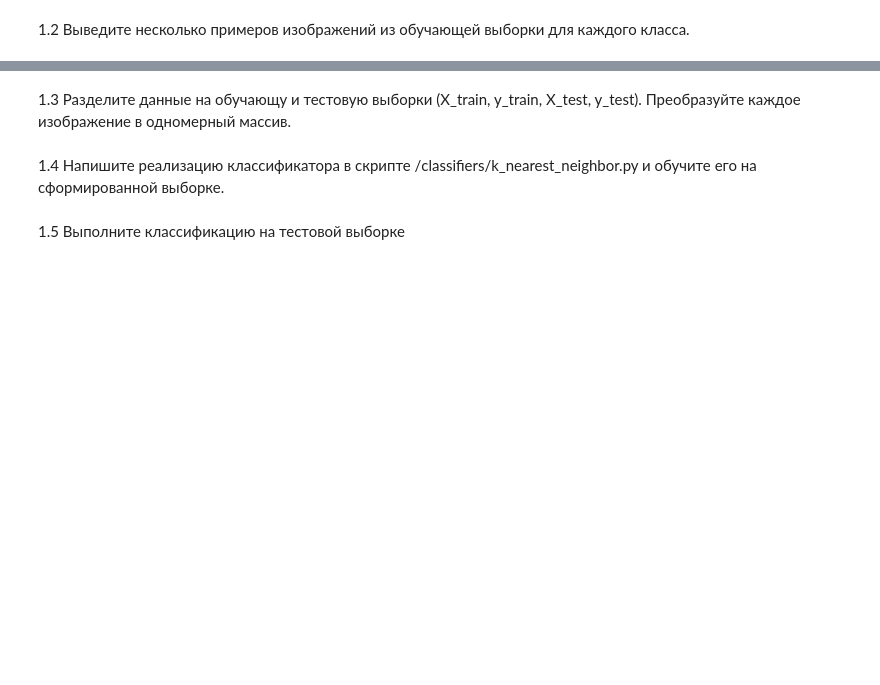
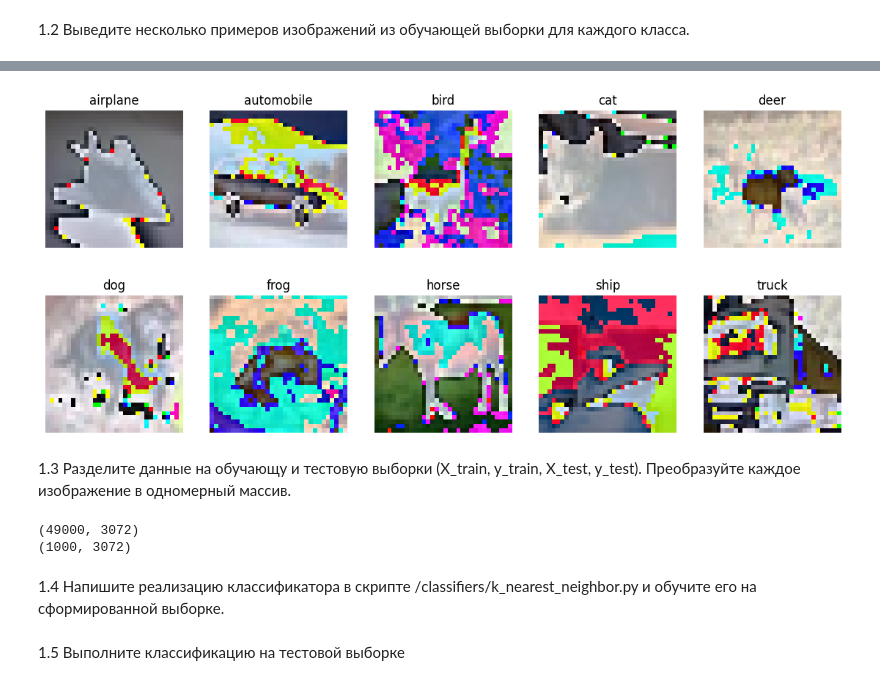
Before and after one commit to CJIABHbIU/DL_Course_SamU_2025, a Jupyter notebook: lab_1-2/assignment1.ipynb, the cells around one changed output, grey strips where cells are left out. Saved outputs shown, nothing was run; the diff lists cells and outputs as text; code cells hidden in the pictures; blank space fills up the shorter version.

```diff
--- a/lab_1-2/assignment1.ipynb
+++ b/lab_1-2/assignment1.ipynb
@@ -43,5 +62,5 @@ digits = load_digits()
 # %%
-cifar10_dir = 'scripts/datasets/cifar-10-batches-py'
+cifar10_dir = 'C:\\Users\\ruslk\\OneDrive\\Desktop\\classic\\DL_Course_SamU_2025\\lab_1-2\\cs231n\\datasets\\cifar-10-batches-py'
 
 try:
    del X_train, y_train
@@ -70,5 +80,41 @@ Test labels shape:  (10000,)
+# %%
+# классы CIFAR-10
+classes = [
+    'airplane', 'automobile', 'bird', 'cat', 'deer',
+    'dog', 'frog', 'horse', 'ship', 'truck'
+]
+
+# возьмём по одному первому встречающемуся изображению каждого класса
+samples = []
+
+for class_id in range(10):
+    idx = np.where(y_train == class_id)[0][0]  # первый индекс класса
+    samples.append(X_train[idx])
+
+# теперь samples содержит 10 картинок, по одной на каждый класс
+plt.figure(figsize=(14, 6))
+for i in range(10):
+    plt.subplot(2, 5, i + 1)
+    # нужно вернуть каналы в последний индекс (из (3,32,32) → (32,32,3))
+    img = samples[i].transpose(1, 2, 0)
+    plt.imshow(img.astype('uint8'))
+    plt.title(classes[i])
+    plt.axis('off')
+
+plt.show()
+# %% [output]
+[figure, added]
 # %% [markdown]
 1.3 Разделите данные на обучающу и тестовую выборки (X_train, y_train, X_test, y_test). Преобразуйте каждое изображение в одномерный массив.
+# %%
+X_train = X_train.reshape(X_train.shape[0], -1)  # (49000, 3072)
+X_test  = X_test.reshape(X_test.shape[0], -1)    # (1000, 3072)
+
+print(X_train.shape)
+print(X_test.shape)
+# %% [output]
+(49000, 3072)
+(1000, 3072)
 # %% [markdown]
 1.4 Напишите реализацию классификатора в скрипте /classifiers/k_nearest_neighbor.py и обучите его на сформированной выборке.
 # %%
```
Also changed, not shown: parts of 20 cells of this notebook, 15 other files.
